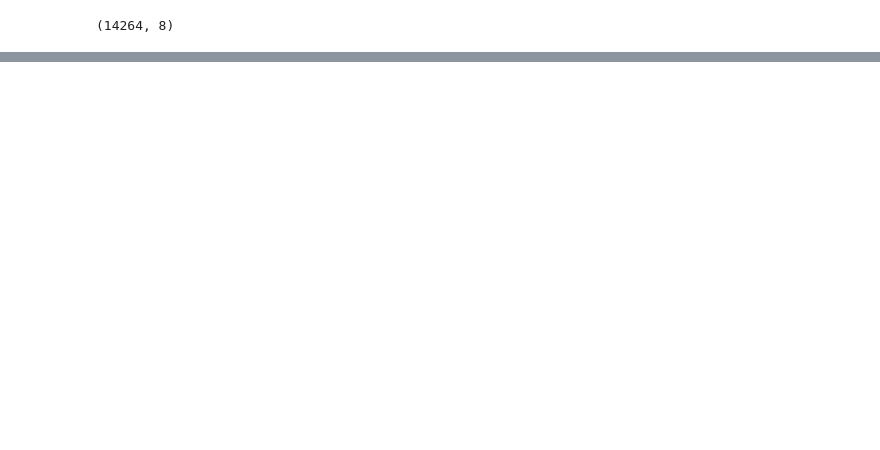
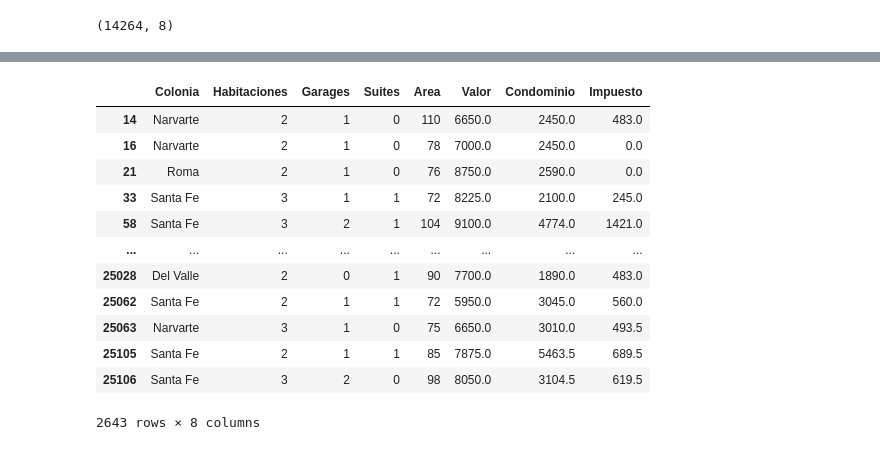
Before and after one commit to Nataliahfk/Data_science_Pandas, a Jupyter notebook: inmuebles_cdxm.ipynb, the cells around one changed output, grey strips where cells are left out. Drawn from its saved outputs; the diff is of its cells as text; code cells hidden in the pictures; blank space fills up the shorter version.

```diff
--- a/inmuebles_cdxm.ipynb
+++ b/inmuebles_cdxm.ipynb
@@ -787,0 +872,18 @@ df_depto.shape
+# %%
+# Otra forma de hacer el filtro
+df_filtro_2 = (df_depto['Habitaciones'] >= 2) & (df_depto['Valor'] < 10500) & (df_depto['Area'] > 70)
+df_depto[df_filtro_2]
+# %% [output]
+|  | Colonia | Habitaciones | Garages | Suites | Area | Valor | Condominio | Impuesto |
+| 14 | Narvarte | 2 | 1 | 0 | 110 | 6650.0 | 2450.0 | 483.0 |
+| 16 | Narvarte | 2 | 1 | 0 | 78 | 7000.0 | 2450.0 | 0.0 |
+| 21 | Roma | 2 | 1 | 0 | 76 | 8750.0 | 2590.0 | 0.0 |
+| 33 | Santa Fe | 3 | 1 | 1 | 72 | 8225.0 | 2100.0 | 245.0 |
+| 58 | Santa Fe | 3 | 2 | 1 | 104 | 9100.0 | 4774.0 | 1421.0 |
+| ... | ... | ... | ... | ... | ... | ... | ... | ... |
+| 25028 | Del Valle | 2 | 0 | 1 | 90 | 7700.0 | 1890.0 | 483.0 |
+| 25062 | Santa Fe | 2 | 1 | 1 | 72 | 5950.0 | 3045.0 | 560.0 |
+| 25063 | Narvarte | 3 | 1 | 0 | 75 | 6650.0 | 3010.0 | 493.5 |
+| 25105 | Santa Fe | 2 | 1 | 1 | 85 | 7875.0 | 5463.5 | 689.5 |
+| 25106 | Santa Fe | 3 | 2 | 0 | 98 | 8050.0 | 3104.5 | 619.5 |
+2643 rows × 8 columns
```
Also changed, not shown: parts of 14 cells of this notebook.
